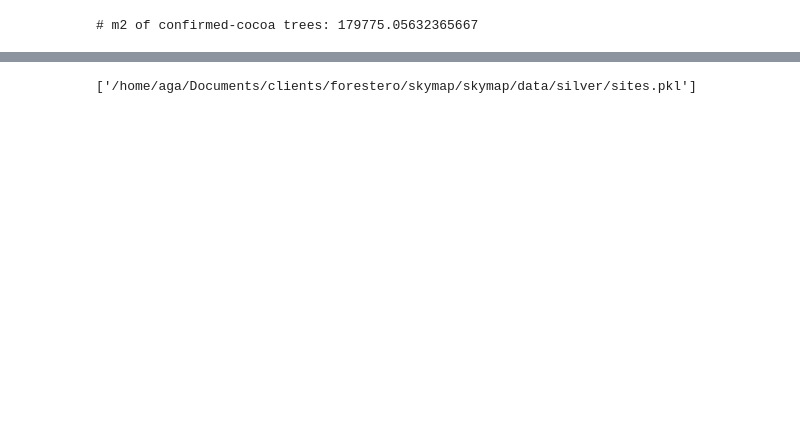
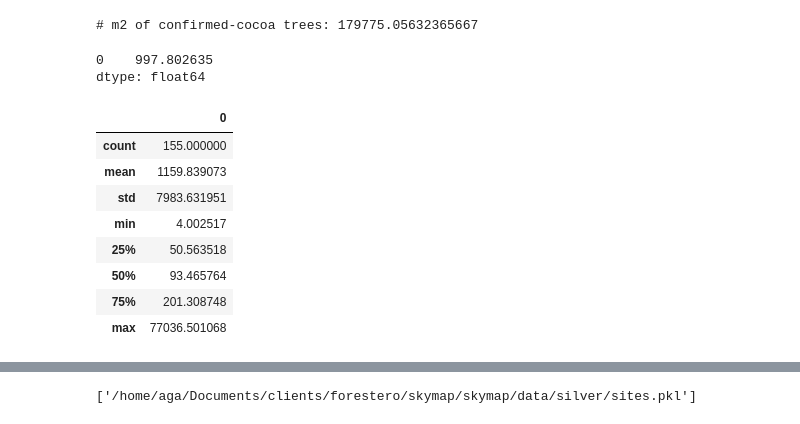
Before and after one commit to arthurgassner-synotis/forestero-skymap-poc, a Jupyter notebook: nb/0-sites.ipynb, the cells around one changed output, grey strips where cells are left out. Saved outputs shown, nothing was run; the diff lists cells and outputs as text; code cells hidden in the pictures; blank space fills up the shorter version.

```diff
--- a/nb/0-sites.ipynb
+++ b/nb/0-sites.ipynb
@@ -84,4 +84,22 @@ for site_name, row_idxs in df.groupby('Site Name').groups.items():
 print("# m2 of confirmed-cocoa trees:", sum(e.area_m2 for e in sites))
 # %% [output]
 # m2 of confirmed-cocoa trees: 179775.05632365667
+# %%
+df = pd.Series([e.area_m2 for e in sites])
+df.head(1)
+# %% [output]
+0    997.802635
+dtype: float64
+# %%
+pd.DataFrame(df).describe()
+# %% [output]
+|  | 0 |
+| count | 155.000000 |
+| mean | 1159.839073 |
+| std | 7983.631951 |
+| min | 4.002517 |
+| 25% | 50.563518 |
+| 50% | 93.465764 |
+| 75% | 201.308748 |
+| max | 77036.501068 |
 # %%
```
Also changed, not shown: parts of 1 cell of this notebook, 3 other files.
